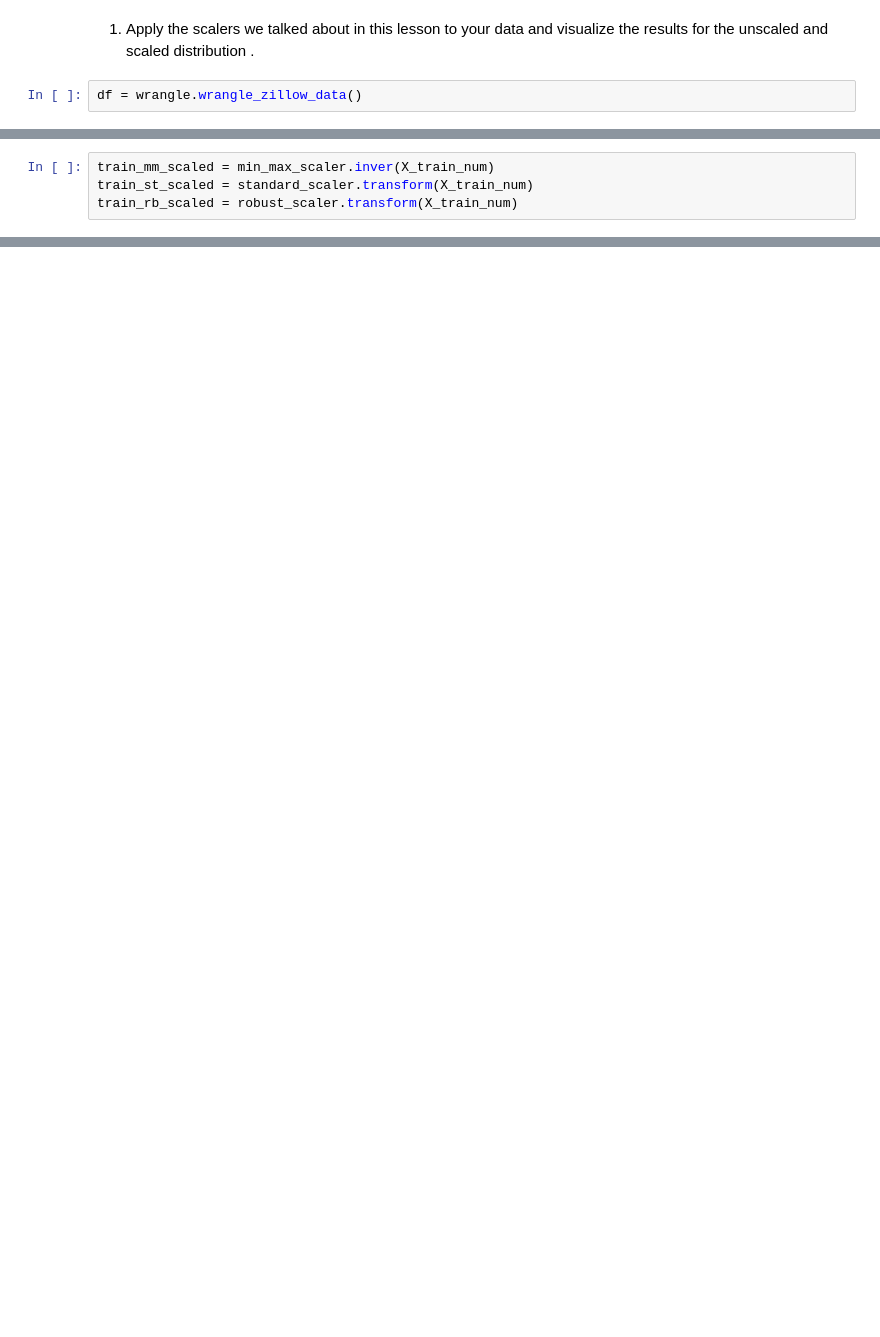
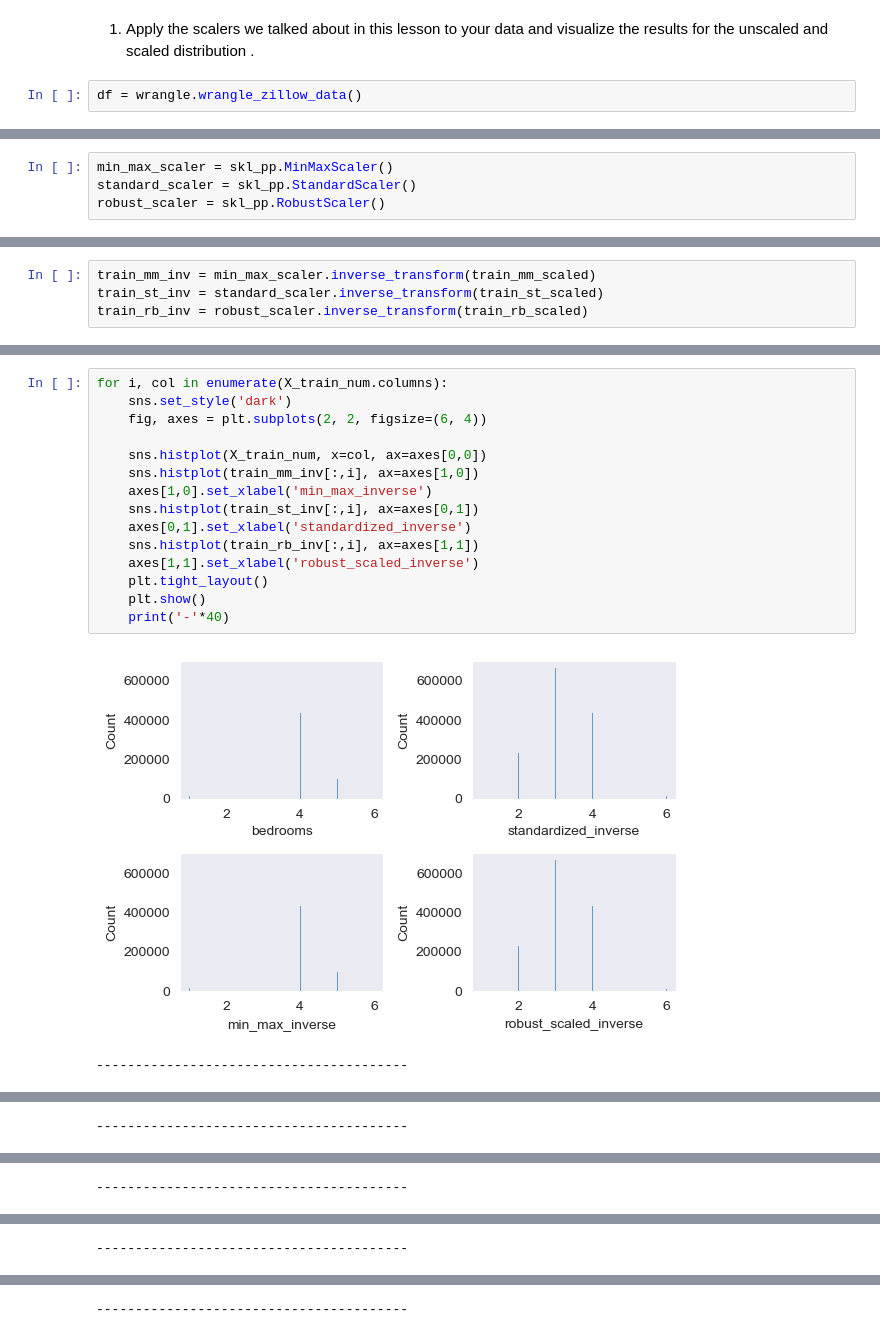
Before and after one commit to martin-reyes/6_regression-exercises, a Jupyter notebook: scaling.ipynb, the cells around one changed output, grey strips where cells are left out. Saved outputs shown, nothing was run; the diff lists cells and outputs as text; blank space fills up the shorter version.

```diff
--- a/scaling.ipynb
+++ b/scaling.ipynb
@@ -81,0 +34,4 @@ for i, col in enumerate(X_train_num.columns):
+# %%
+min_max_scaler = skl_pp.MinMaxScaler()
+standard_scaler = skl_pp.StandardScaler()
+robust_scaler = skl_pp.RobustScaler()
@@ -84,4 +76,4 @@ for i, col in enumerate(X_train_num.columns):
 # %%
-train_mm_scaled = min_max_scaler.inver(X_train_num)
-train_st_scaled = standard_scaler.transform(X_train_num)
-train_rb_scaled = robust_scaler.transform(X_train_num)
+train_mm_inv = min_max_scaler.inverse_transform(train_mm_scaled)
+train_st_inv = standard_scaler.inverse_transform(train_st_scaled)
+train_rb_inv = robust_scaler.inverse_transform(train_rb_scaled)
@@ -87,0 +126,18 @@ train_rb_scaled = robust_scaler.transform(X_train_num)
+# %%
+for i, col in enumerate(X_train_num.columns):
+    sns.set_style('dark')
+    fig, axes = plt.subplots(2, 2, figsize=(6, 4))
+
+    sns.histplot(X_train_num, x=col, ax=axes[0,0])
+    sns.histplot(train_mm_inv[:,i], ax=axes[1,0])
+    axes[1,0].set_xlabel('min_max_inverse')
+    sns.histplot(train_st_inv[:,i], ax=axes[0,1])
+    axes[0,1].set_xlabel('standardized_inverse')
+    sns.histplot(train_rb_inv[:,i], ax=axes[1,1])
+    axes[1,1].set_xlabel('robust_scaled_inverse')
+    plt.tight_layout()
+    plt.show()
+    print('-'*40)
+# %% [output]
+[figure, added]
+----------------------------------------
@@ -87,0 +145 @@ train_rb_scaled = robust_scaler.transform(X_train_num)
+----------------------------------------
@@ -87,0 +147 @@ train_rb_scaled = robust_scaler.transform(X_train_num)
+----------------------------------------
@@ -87,0 +149 @@ train_rb_scaled = robust_scaler.transform(X_train_num)
+----------------------------------------
@@ -88 +151,2 @@ train_rb_scaled = robust_scaler.transform(X_train_num)
+----------------------------------------
 # %% [markdown]
```
Also changed, not shown: parts of 37 cells of this notebook.
